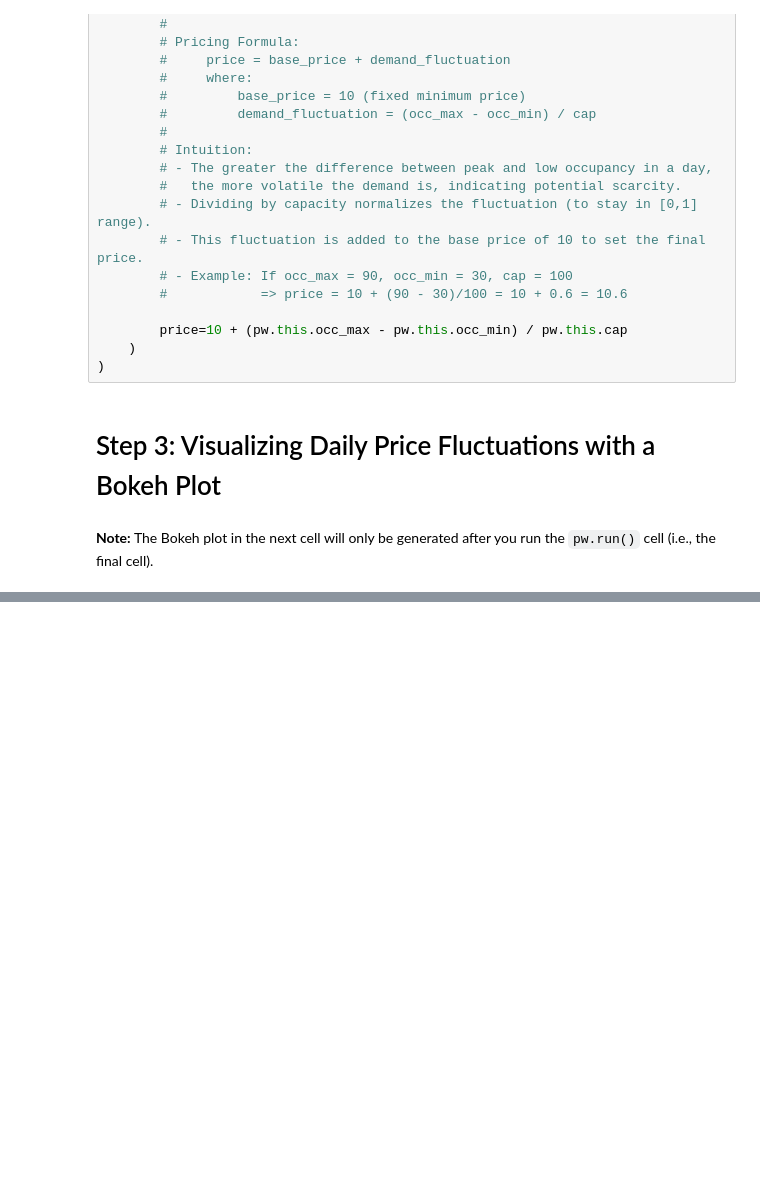
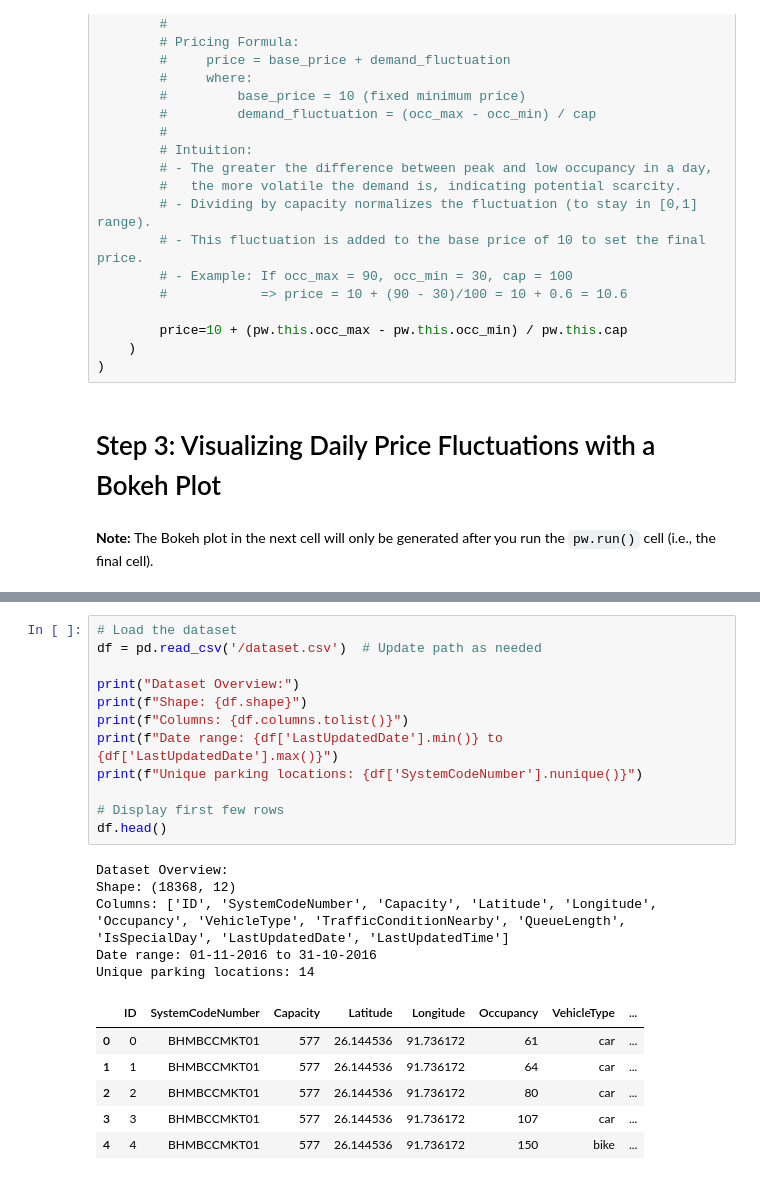
Before and after one commit to DaxalP/Capstone-Project-CAC-Summer-Analytics-25, a Jupyter notebook: Final_Project.ipynb, the cells around one changed output, grey strips where cells are left out. Drawn from its saved outputs; the diff is of its cells as text; blank space fills up the shorter version.

```diff
--- a/Final_Project.ipynb
+++ b/Final_Project.ipynb
@@ -182,0 +227,24 @@ pw.run()
+# %%
+# Load the dataset
+df = pd.read_csv('/dataset.csv')  # Update path as needed
+
+print("Dataset Overview:")
+print(f"Shape: {df.shape}")
+print(f"Columns: {df.columns.tolist()}")
+print(f"Date range: {df['LastUpdatedDate'].min()} to {df['LastUpdatedDate'].max()}")
+print(f"Unique parking locations: {df['SystemCodeNumber'].nunique()}")
+
+# Display first few rows
+df.head()
+# %% [output]
+Dataset Overview:
+Shape: (18368, 12)
+Columns: ['ID', 'SystemCodeNumber', 'Capacity', 'Latitude', 'Longitude', 'Occupancy', 'VehicleType', 'TrafficConditionNearby', 'QueueLength', 'IsSpecialDay', 'LastUpdatedDate', 'LastUpdatedTime']
+Date range: 01-11-2016 to 31-10-2016
+Unique parking locations: 14
+|  | ID | SystemCodeNumber | Capacity | Latitude | Longitude | Occupancy | VehicleType | ... |
+| 0 | 0 | BHMBCCMKT01 | 577 | 26.144536 | 91.736172 | 61 | car | ... |
+| 1 | 1 | BHMBCCMKT01 | 577 | 26.144536 | 91.736172 | 64 | car | ... |
+| 2 | 2 | BHMBCCMKT01 | 577 | 26.144536 | 91.736172 | 80 | car | ... |
+| 3 | 3 | BHMBCCMKT01 | 577 | 26.144536 | 91.736172 | 107 | car | ... |
+| 4 | 4 | BHMBCCMKT01 | 577 | 26.144536 | 91.736172 | 150 | bike | ... |
```
Also changed, not shown: parts of 8 cells of this notebook.
